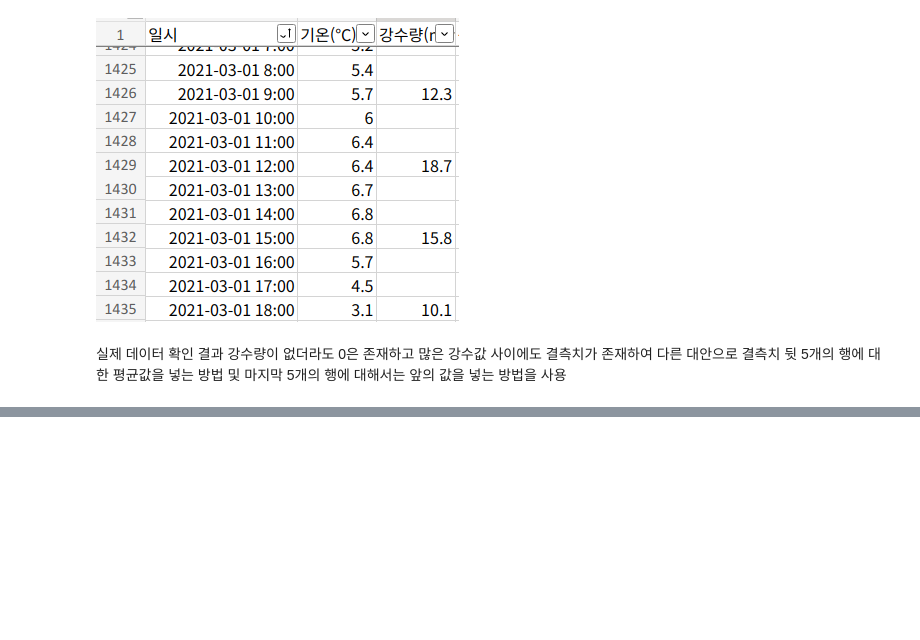
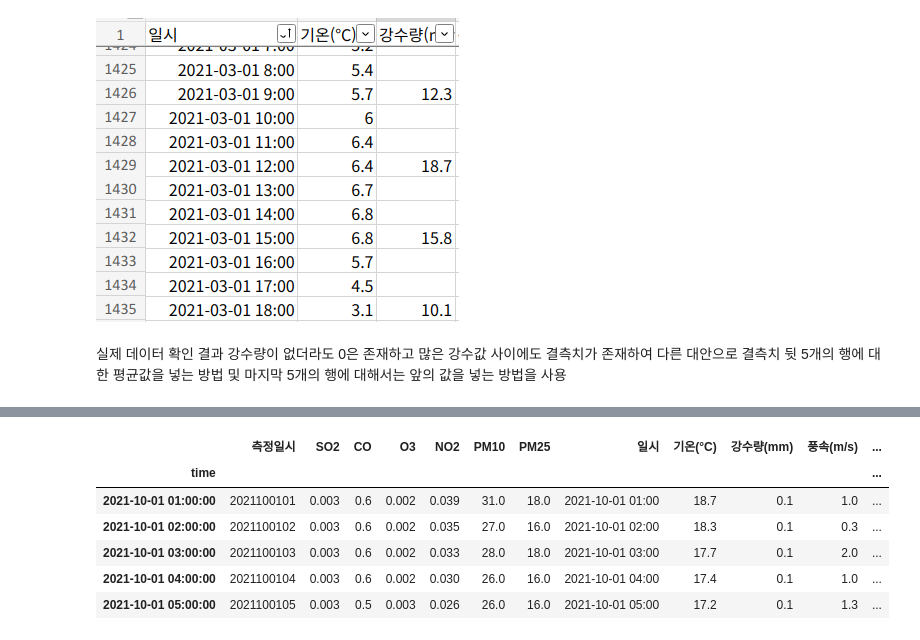
Before and after one commit to hwtheowl/Air_Quality_Prediction, a Jupyter notebook: Preprocess.ipynb, the cells around one changed output, grey strips where cells are left out. Drawn from its saved outputs; the diff is of its cells as text; code cells hidden in the pictures; blank space fills up the shorter version.

```diff
--- a/Preprocess.ipynb
+++ b/Preprocess.ipynb
@@ -328,0 +443,34 @@ weather_21
+# %%
+# 측정일시를 문자열로 변환
+air_21['측정일시'] = air_21['측정일시'].astype(str)
+air_22['측정일시'] = air_22['측정일시'].astype(str)
+
+# 측정일시에서 시간 부분이 '24'인 경우 다음 날의 '00'으로 변경
+air_21.loc[air_21['측정일시'].str[-2:] == '24', '측정일시'] = (pd.to_datetime(air_21['측정일시'].str[:-2], format='%Y%m%d') + pd.DateOffset(days=1)).dt.strftime('%Y%m%d') + "00"
+air_22.loc[air_22['측정일시'].str[-2:] == '24', '측정일시'] = (pd.to_datetime(air_22['측정일시'].str[:-2], format='%Y%m%d') + pd.DateOffset(days=1)).dt.strftime('%Y%m%d') + "00"
+
+# 문자열을 날짜형으로 변환
+air_21['time'] = pd.to_datetime(air_21['측정일시'], format='%Y%m%d%H')
+air_22['time'] = pd.to_datetime(air_22['측정일시'], format='%Y%m%d%H')
+# %%
+# 문자열을 날짜형으로 변환
+weather_21['time'] = pd.to_datetime(weather_21['일시'], format='%Y-%m-%d %H:%M')
+weather_22['time'] = pd.to_datetime(weather_22['일시'], format='%Y-%m-%d %H:%M')
+# %%
+# 데이터프레임 합치기
+df_21 = pd.merge(air_21, weather_21, on='time')
+df_22 = pd.merge(air_22, weather_22, on='time')
+
+# 'time'열을 인덱스로 설정
+df_21.set_index('time', inplace=True)
+df_22.set_index('time', inplace=True)
+# %%
+df_21.head()
+# %% [output]
+|  | 측정일시 | SO2 | CO | O3 | NO2 | PM10 | PM25 | 일시 | 기온(°C) | 강수량(mm) | 풍속(m/s) | ... |
+| time |  |  |  |  |  |  |  |  |  |  |  | ... |
+| 2021-10-01 01:00:00 | 2021100101 | 0.003 | 0.6 | 0.002 | 0.039 | 31.0 | 18.0 | 2021-10-01 01:00 | 18.7 | 0.1 | 1.0 | ... |
+| 2021-10-01 02:00:00 | 2021100102 | 0.003 | 0.6 | 0.002 | 0.035 | 27.0 | 16.0 | 2021-10-01 02:00 | 18.3 | 0.1 | 0.3 | ... |
+| 2021-10-01 03:00:00 | 2021100103 | 0.003 | 0.6 | 0.002 | 0.033 | 28.0 | 18.0 | 2021-10-01 03:00 | 17.7 | 0.1 | 2.0 | ... |
+| 2021-10-01 04:00:00 | 2021100104 | 0.003 | 0.6 | 0.002 | 0.030 | 26.0 | 16.0 | 2021-10-01 04:00 | 17.4 | 0.1 | 1.0 | ... |
+| 2021-10-01 05:00:00 | 2021100105 | 0.003 | 0.5 | 0.003 | 0.026 | 26.0 | 16.0 | 2021-10-01 05:00 | 17.2 | 0.1 | 1.3 | ... |
```
Also changed, not shown: parts of 33 cells of this notebook, 5 other files.
